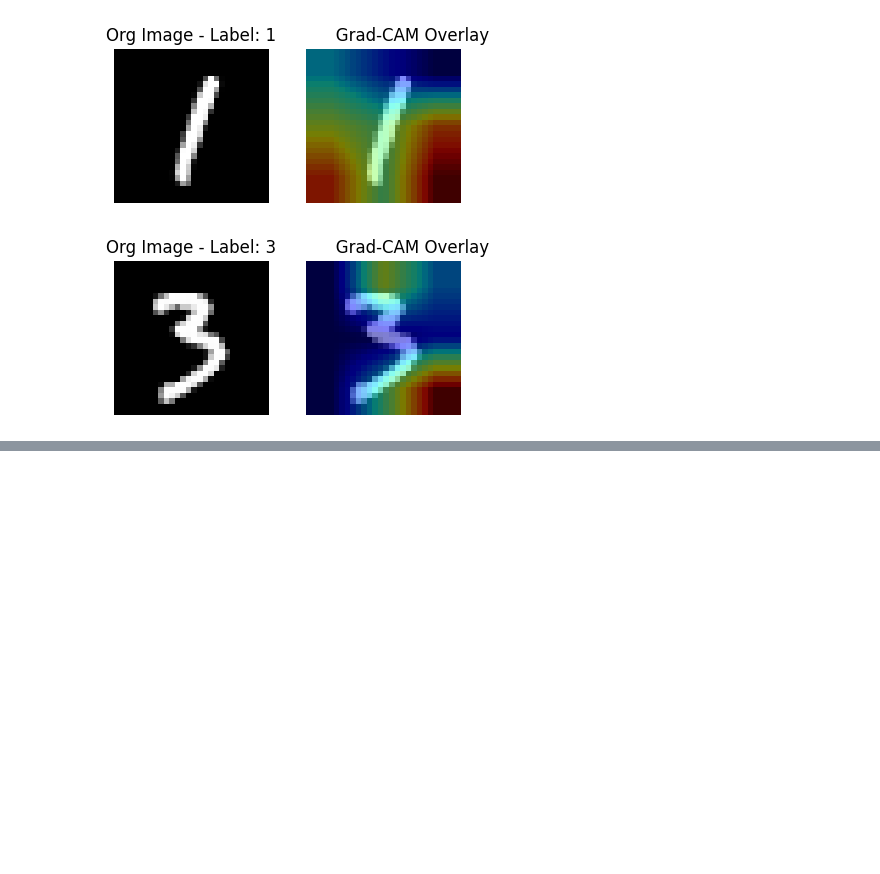
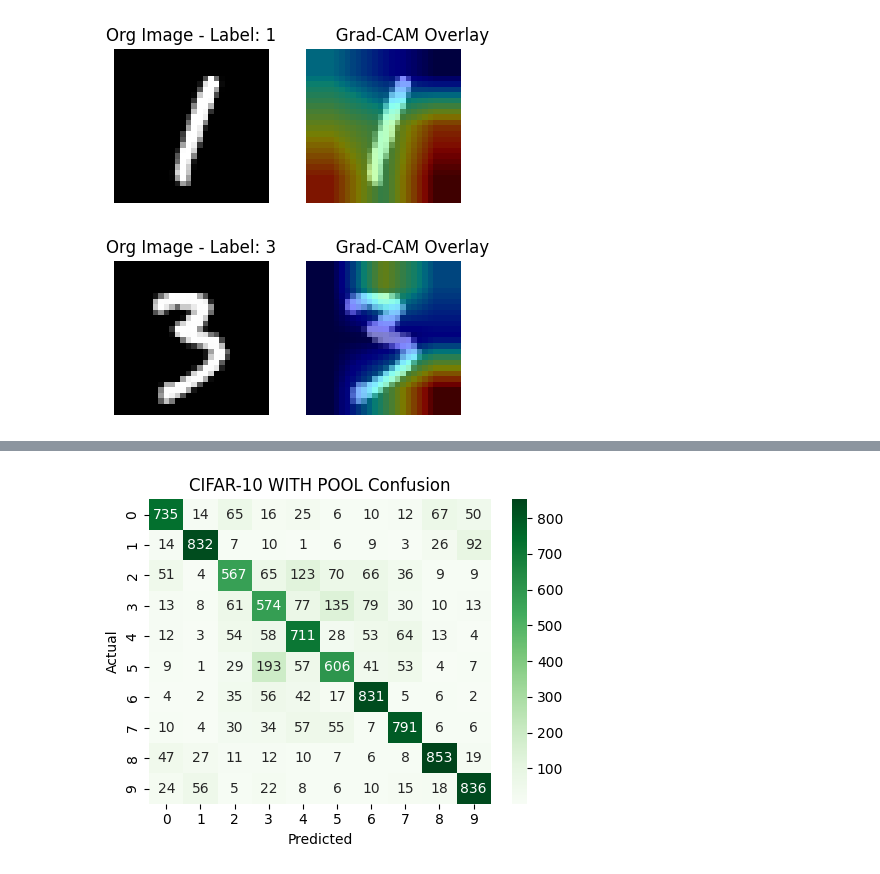
Before and after one commit to Abhijeet3407/Artifical-Inteligence, a Jupyter notebook: Week-5.ipynb, the cells around one changed output, grey strips where cells are left out. Cells and saved outputs as stored; diff of their text form; code cells hidden in the pictures; blank space fills up the shorter version.

```diff
--- a/Week-5.ipynb
+++ b/Week-5.ipynb
@@ -222,0 +407,80 @@ for i in image_index:
+# %%
+# ============================================
+# PART B: CIFAR-10 (Portfolio)
+# With Pooling vs Without Pooling (strided conv)
+# + Grad-CAM
+# ============================================
+print("\n=== CIFAR-10: Load & preprocess ===")
+(Xc_train, yc_train), (Xc_test, yc_test) = cifar10.load_data()
+Xc_train = (Xc_train.astype("float32") / 255.0)
+Xc_test  = (Xc_test.astype("float32") / 255.0)
+yc_train = yc_train.squeeze()
+yc_test  = yc_test.squeeze()
+cifar_labels = ['airplane','automobile','bird','cat','deer','dog','frog','horse','ship','truck']
+
+def build_cifar_with_pool(last_conv_name="cifar_last_conv_pool"):
+    inp = layers.Input(shape=(32,32,3))
+    x = layers.Conv2D(32, 3, padding='same', activation='relu')(inp)
+    x = layers.Conv2D(32, 3, padding='same', activation='relu')(x)
+    x = layers.MaxPooling2D(2)(x)  # POOL
+    x = layers.Conv2D(64, 3, padding='same', activation='relu')(x)
+    x = layers.Conv2D(64, 3, padding='same', activation='relu', name=last_conv_name)(x)
+    x = layers.MaxPooling2D(2)(x)  # POOL
+    x = layers.Flatten()(x)
+    x = layers.Dropout(0.3)(x)
+    x = layers.Dense(128, activation='relu')(x)
+    out = layers.Dense(10, activation='softmax')(x)
+    m = Model(inp, out, name="cifar_with_pool")
+    m.compile(optimizer='adam', loss='sparse_categorical_crossentropy', metrics=['accuracy'])
+    return m
+
+def build_cifar_no_pool(last_conv_name="cifar_last_conv_nopool"):
+    inp = layers.Input(shape=(32,32,3))
+    x = layers.Conv2D(32, 3, padding='same', activation='relu')(inp)
+    x = layers.Conv2D(32, 3, padding='same', activation='relu')(x)
+    x = layers.Conv2D(32, 3, strides=2, padding='same', activation='relu')(x)   # stride instead of pool
+    x = layers.Conv2D(64, 3, padding='same', activation='relu')(x)
+    x = layers.Conv2D(64, 3, padding='same', activation='relu', name=last_conv_name)(x)
+    x = layers.Conv2D(64, 3, strides=2, padding='same', activation='relu')(x)   # stride instead of pool
+    x = layers.Flatten()(x)
+    x = layers.Dropout(0.3)(x)
+    x = layers.Dense(128, activation='relu')(x)
+    out = layers.Dense(10, activation='softmax')(x)
+    m = Model(inp, out, name="cifar_no_pool")
+    m.compile(optimizer='adam', loss='sparse_categorical_crossentropy', metrics=['accuracy'])
+    return m
+EPOCHS_CIFAR = 5   # set to 10 for better accuracy if you have time
+
+print("\n--- CIFAR-10: Train WITH POOLING ---")
+cifar_pool = build_cifar_with_pool()
+cifar_pool.fit(Xc_train, yc_train, epochs=EPOCHS_CIFAR, batch_size=128, validation_split=0.1, verbose=1)
+pool_acc = cifar_pool.evaluate(Xc_test, yc_test, verbose=0)[1]
+print(f"[CIFAR-10 WITH POOL] Test accuracy: {pool_acc:.4f}")
+
+print("\n--- CIFAR-10: Train WITHOUT POOLING (strided conv) ---")
+cifar_nopool = build_cifar_no_pool()
+cifar_nopool.fit(Xc_train, yc_train, epochs=EPOCHS_CIFAR, batch_size=128, validation_split=0.1, verbose=1)
+nopool_acc = cifar_nopool.evaluate(Xc_test, yc_test, verbose=0)[1]
+print(f"[CIFAR-10 NO POOL] Test accuracy: {nopool_acc:.4f}")
+
+print("\nCIFAR-10 accuracy comparison:")
+print(f"  With Pooling : {pool_acc:.4f}")
+print(f"  No Pooling   : {nopool_acc:.4f}")
+
+# Confusion matrices (optional)
+for title, model in [("CIFAR-10 WITH POOL", cifar_pool), ("CIFAR-10 NO POOL", cifar_nopool)]:
+    preds = np.argmax(model.predict(Xc_test, verbose=0), axis=1)
+    plot_confusion(yc_test, preds, title=f"{title} Confusion", labels=range(10), cmap='Greens' if 'POOL' in title else 'Oranges')
+
+# CIFAR-10 Grad-CAM (use the with-pooling model)
+print("\n--- CIFAR-10: Grad-CAM Examples (WITH POOL model) ---")
+example_idxs = [10, 250, 1000, 2500]
+for i in example_idxs:
+    img = Xc_test[i]
+    pred = np.argmax(cifar_pool.predict(img[None, ...], verbose=0), axis=1)[0]
+    heat = compute_gradcam(cifar_pool, img, pred, last_conv_name="cifar_last_conv_pool")
+    print(f"CIFAR #{i} | Pred={cifar_labels[pred]} | True={cifar_labels[yc_test[i]]}")
+    show_gradcam_overlay(img, heat, alpha=0.5)
+
+print("\nDONE.")
+# %% [output]
@@ -222,0 +504 @@ for i in image_index:
+[figure, added]
```
Also changed, not shown: parts of 5 cells of this notebook.
